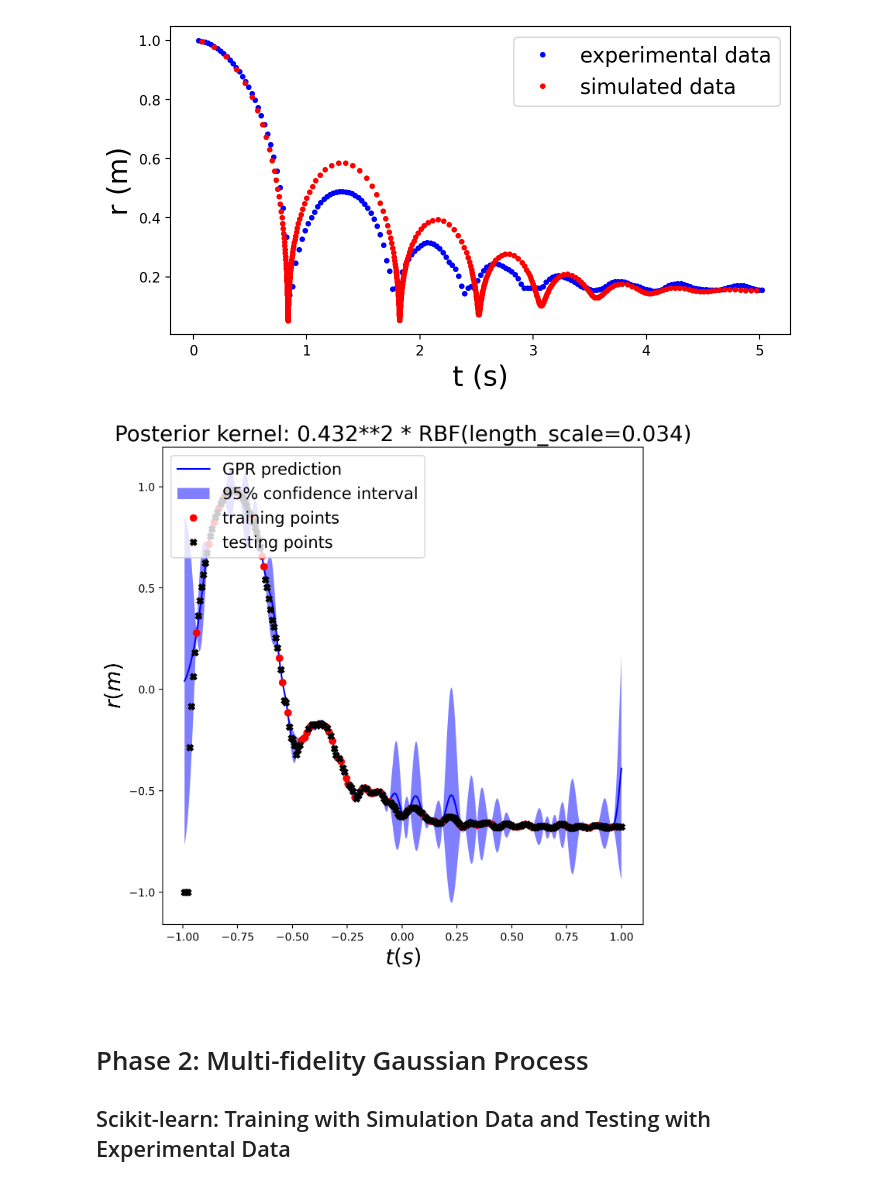
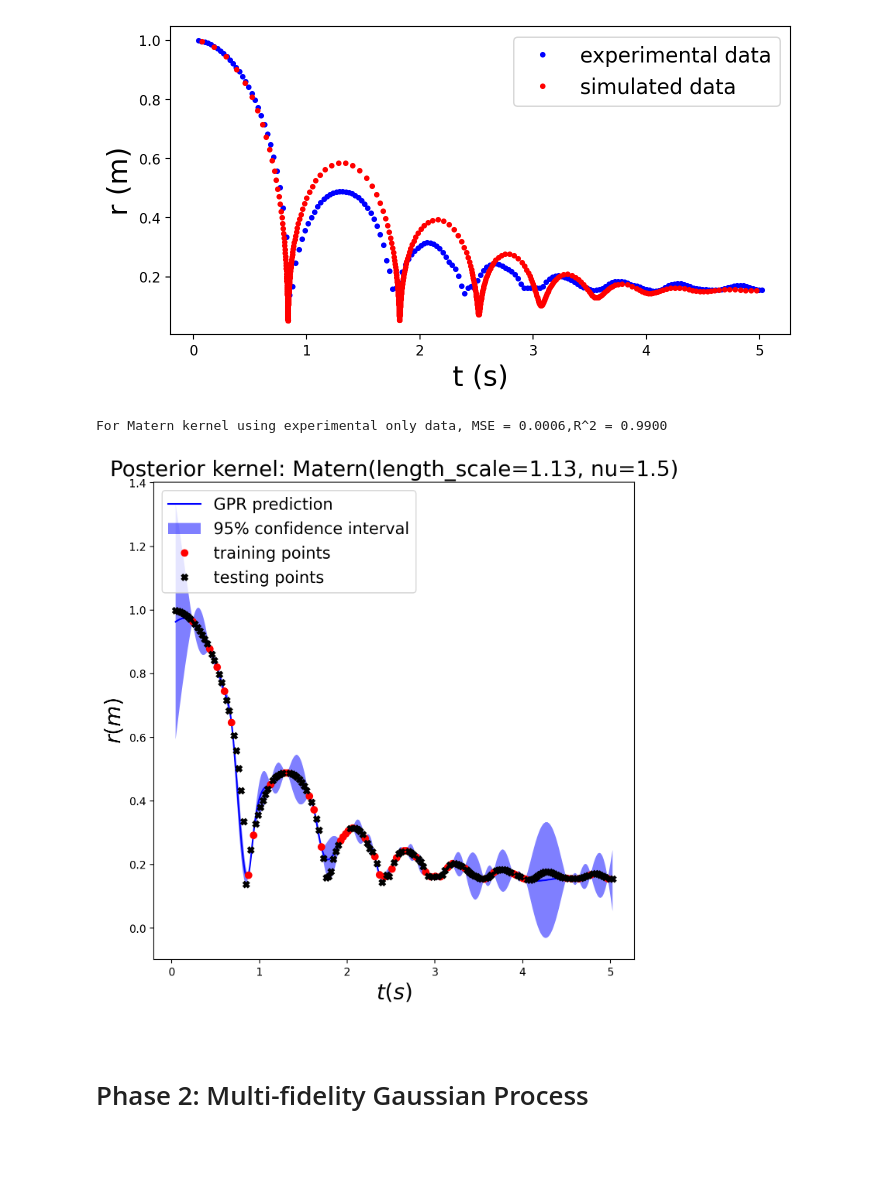
Before and after one commit to InertialMicrocavitationRheometry/IMRv2, a Jupyter notebook: analysis/3dasm_Project_multifidelity.ipynb, the cells around one changed output. Drawn from its saved outputs; the diff is of its cells as text; code cells hidden in the pictures; blank space fills up the shorter version.

Commit message:
trying to see if multi-task would work -don't get excited, it doesn't

```diff
--- a/analysis/3dasm_Project_multifidelity.ipynb
+++ b/analysis/3dasm_Project_multifidelity.ipynb
@@ -238,47 +260,48 @@ x_plot_exp = np.linspace(n_min_exp, n_max_exp, n_plot) # create dataset with uni
 X_plot_exp = np.reshape(x_plot_exp,(-1,1)) # a 2D array that scikit-learn likes
 # %%
 # Define the kernel function
-kernel = ConstantKernel(1.0, (1e-3, 1e3)) * RBF(10, (1e-2, 1e2)) # This is the very common Constant*RBF kernel
-
-#initiate a high fidelity GP model
-# HF_GP = GPInterpolator()
-
-HF_gp_model = GaussianProcessRegressor(kernel=kernel, alpha=1e-6, optimizer='fmin_l_bfgs_b', n_restarts_optimizer=20)
+HF_gp_model = GaussianProcessRegressor(kernel=kernel_M, alpha=1e-6, optimizer='fmin_l_bfgs_b', n_restarts_optimizer=20)
+# HF_gp_model = GaussianProcessRegressor(kernel=kernel_M, alpha=1e-6, optimizer='fmin_l_bfgs_b', n_restarts_optimizer=20) has MSE = 0.0006,R^2 = 0.9900
 
 # Fit to data to determine parameters
 HF_gp_model.fit(X_train_exp, y_train_exp)
 
 # Make the prediction on the entire dataset (for plotting)
 y_plot_pred_exp, sigma_plot_exp = HF_gp_model.predict(X_plot_exp, return_std=True) # also output the uncertainty (std)
 
 # Predict for test set (for error metric)
 y_pred_exp, sigma_exp = HF_gp_model.predict(X_test_exp, return_std=True) # also output the uncertainty (std)
+
+# Extract error metrics
+mse_M = mean_squared_error(y_test_exp,y_pred_exp)
+r2_M = r2_score(y_test_exp,y_pred_exp)
+print(f"For Matern kernel using experimental only data, MSE = {mse_M:.4f},R^2 = {r2_M:.4f}")
 
 # Plot the prediction and the 95% confidence interval
 fig1, ax1 = plt.subplots()
 
 ax1.plot(x_plot_exp, y_plot_pred_exp, 'b-', label="GPR prediction")
 ax1.fill(np.concatenate([x_plot_exp, x_plot_exp[::-1]]),
          np.concatenate([y_plot_pred_exp - 1.9600 * sigma_plot_exp,
                         (y_plot_pred_exp + 1.9600 * sigma_plot_exp)[::-1]]),
          alpha=.5, fc='b', ec='None', label='95% confidence interval')
 
 ax1.plot(x_train_exp, y_train_exp, 'ro', markersize=6, label="training points") # Plot train data
 ax1.plot(x_test_exp, y_test_exp, 'kX', markersize=6, label="testing points") # Plot test points
 
 ax1.set_xlabel('$t (s)$', fontsize=20)
 ax1.set_ylabel('$r (m)$', fontsize=20)
 ax1.set_title("Posterior kernel: %s"
               % HF_gp_model.kernel_, fontsize=20) # Show in the title the value of the hyperparameters
 ax1.legend(loc='upper left', fontsize=15)
 fig1.set_size_inches(8,8)
 # %% [output]
+For Matern kernel using experimental only data, MSE = 0.0006,R^2 = 0.9900
-[figure, old version]
+[figure, new version]
 # %% [markdown]
-<c id='Phase 2: Training with Simulation Data and Testing with Experimental Data'></c>
+<c id='Phase 2: Multi-fidelity Gaussian Process'></c>
 # %% [markdown]
 # Phase 2: Multi-fidelity Gaussian Process
-## Scikit-learn: Training with Simulation Data and Testing with Experimental Data
 # %%
 # training data = (low fidelity) simulation data, test data = (high fidelity) experimental data
 
```
Also changed, not shown: parts of 34 cells of this notebook, 4 other files.
